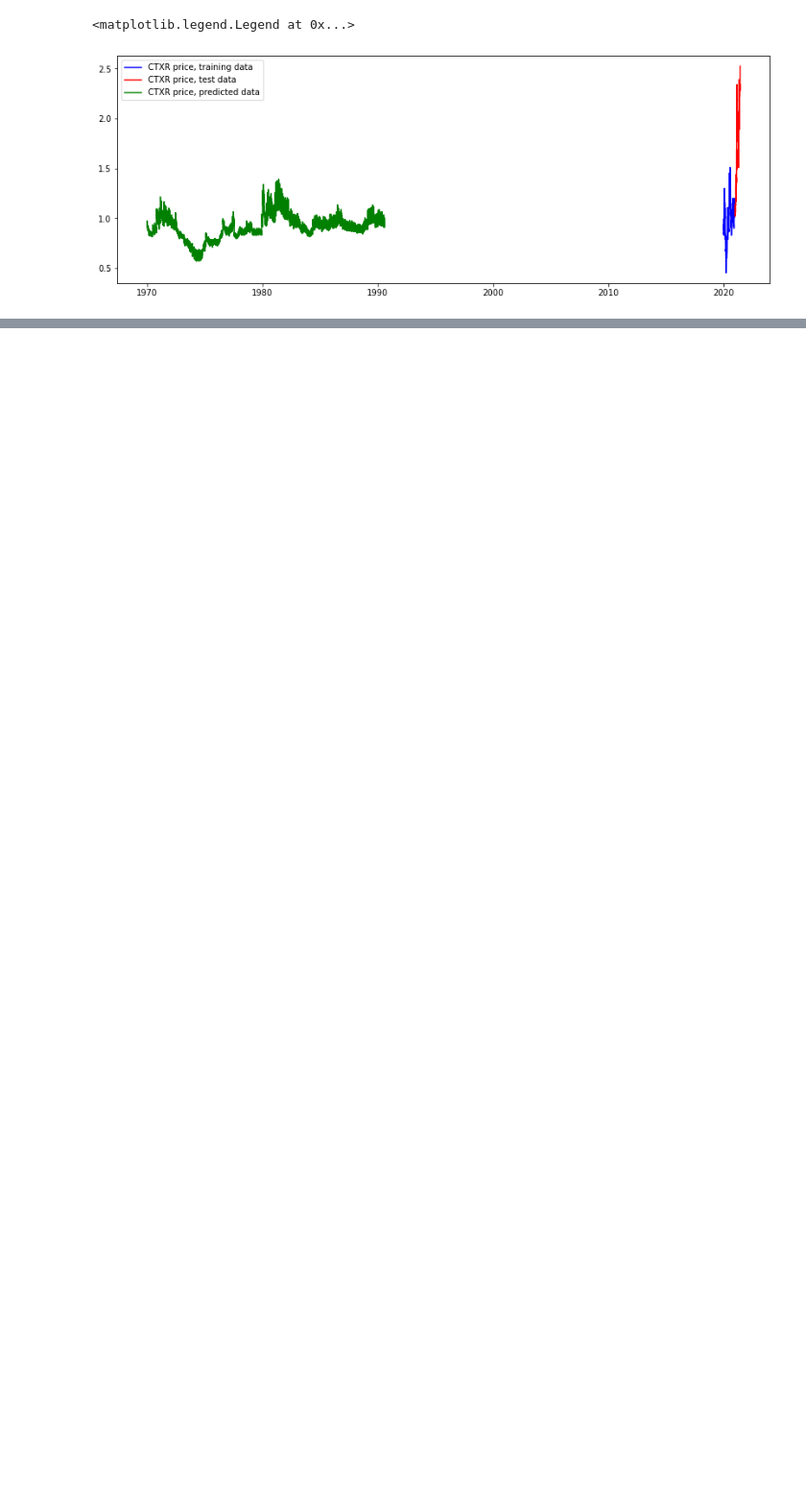
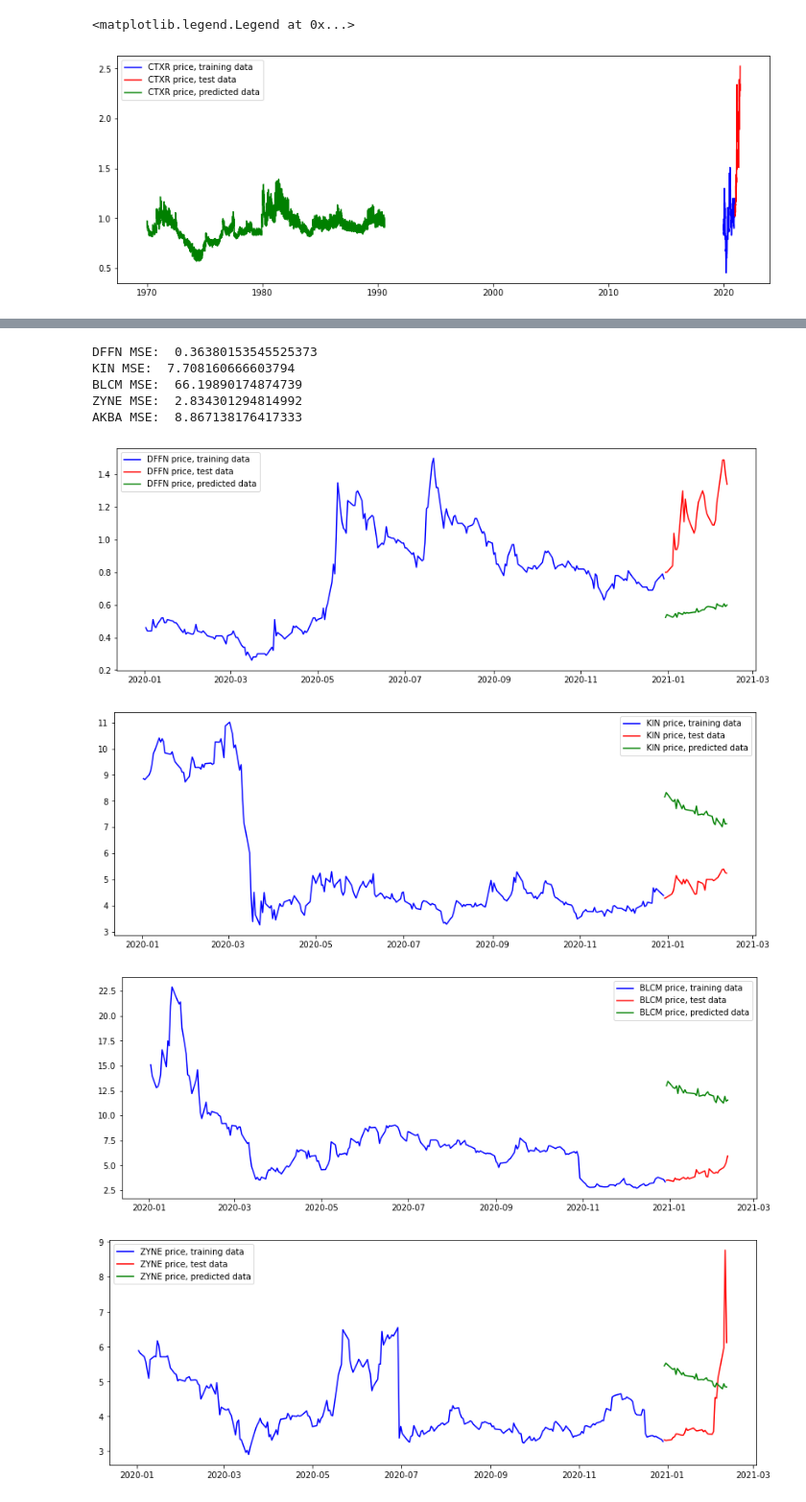
Before and after one commit to jmacdonald2010/stock-prediction, a Jupyter notebook: mlTests05.ipynb, the cells around one changed output, grey strips where cells are left out. Shown at 96% size. Drawn from its saved outputs; the diff is of its cells as text; code cells hidden in the pictures; blank space fills up the shorter version.

```diff
--- a/mlTests05.ipynb
+++ b/mlTests05.ipynb
@@ -528,0 +544,44 @@ plt.legend()
+# %%
+# script that predicts five symbols at random
+import random
+
+for i in range(5):
+    rand = random.randrange(0, len(close_df.columns))
+    symbol = training_data.columns[rand]
+
+    # predict
+    x_input = training_data[symbol].to_frame()
+    x_input = scaler_dict[symbol].fit_transform(x_input.values)
+    x_input = x_input.reshape((x_input.shape[0], x_input.shape[1], 1))
+    # x_input = x_input.reshape((1, model_settings['n_steps_in'], 1))
+    yhat = model.predict(x_input)
+    # print(yhat)
+
+    # scale
+    yhat = scaler_dict[symbol].inverse_transform(yhat)
+    # yhat = yhat.reshape((-1))
+    yhat = yhat[1]
+
+    # deal w/ index
+    predicted = pd.DataFrame(yhat, columns=[symbol])
+    test_data = test_data.reset_index()
+    predicted['price_datetime'] = test_data['price_datetime'].iloc[:30]
+    test_data = test_data.set_index('price_datetime')
+    predicted = predicted.set_index('price_datetime')
+    plt.figure(figsize=(14,5))
+    plt.plot(training_data[symbol], color='blue', label=f"{symbol} price, training data")
+    plt.plot(test_data[symbol].iloc[:30], color='red', label=f"{symbol} price, test data")
+    plt.plot(predicted[f"{symbol}"], color='green', label=f"{symbol} price, predicted data")
+    plt.legend()
+    mse = mean_squared_error(test_data[symbol].iloc[:30], predicted[symbol])
+    print(f'{symbol} MSE: ', mse)
+# %% [output]
+DFFN MSE:  0.36380153545525373
+KIN MSE:  7.708160666603794
+BLCM MSE:  66.19890174874739
+ZYNE MSE:  2.834301294814992
+AKBA MSE:  8.867138176417333
+[figure, added]
+[figure, added]
+[figure, added]
+[figure, added]
```
Also changed, not shown: parts of 11 cells of this notebook, 2 other files.
